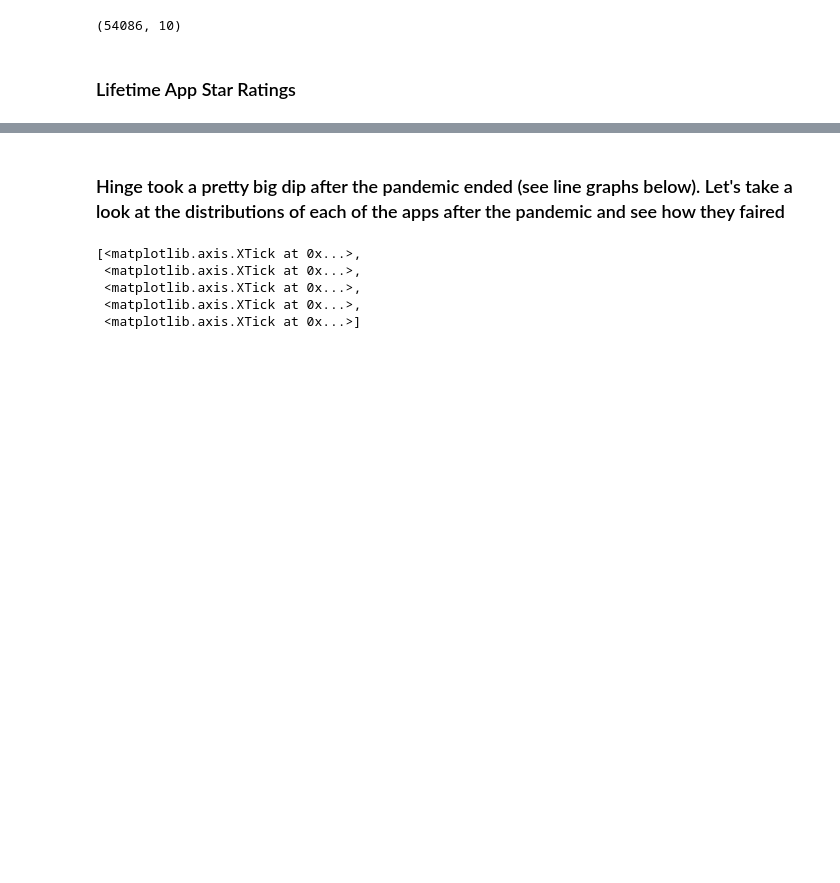
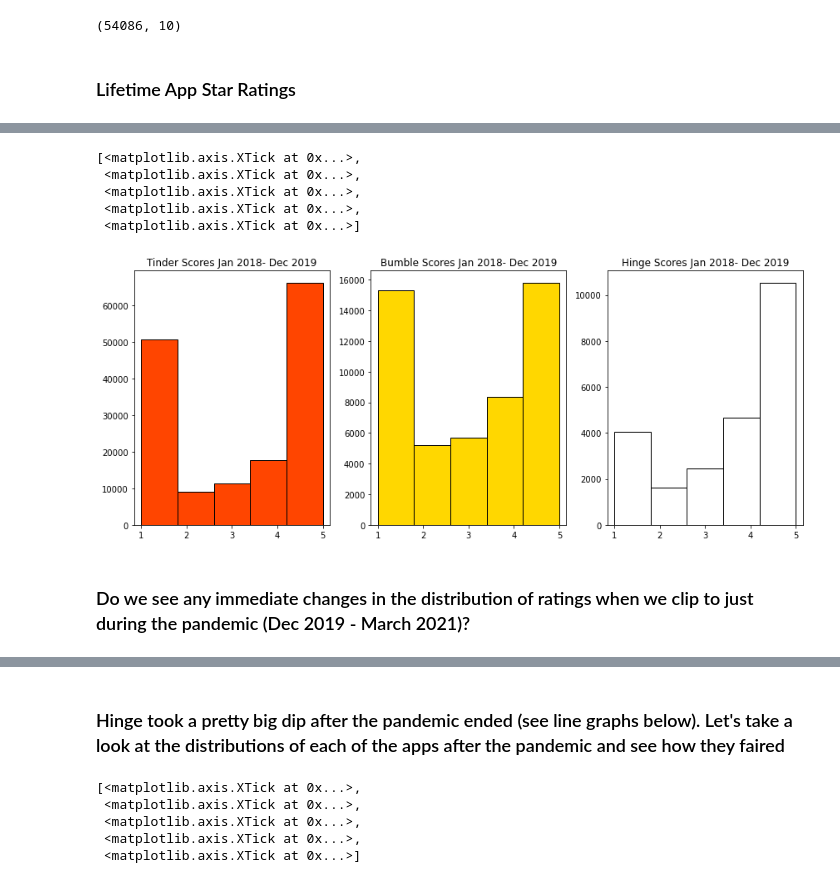
Before and after one commit to johnrh3/ACE_592_Dating_Sim, a Jupyter notebook: Trends/Trend_Analysis.ipynb, the cells around one changed output, grey strips where cells are left out. Drawn from its saved outputs; the diff is of its cells as text; code cells hidden in the pictures; blank space fills up the shorter version.

```diff
--- a/Trends/Trend_Analysis.ipynb
+++ b/Trends/Trend_Analysis.ipynb
@@ -112,0 +124,32 @@ axs[2].set_xticks([1,2,3,4,5])
+# %%
+#plots the apps ratings during the clipped Jan 2018 to
+fig, axs = plt.subplots(1, 3, tight_layout=True, sharey=False,
+                        figsize = (12,5))
+                       #title = 'Star Ratings for Tinder, Bumble, and Hinge')
+
+#ax.set_xlim(1,5)
+#ax.set_xticks([1,2,3,4,5])
+
+axs[0].hist(df_TPP['score'], bins = 5, color = "orangered", edgecolor = 'black')
+axs[0].title.set_text('Tinder Scores Jan 2018- Dec 2019')
+axs[0].set_xlim(0.85,5.15)
+axs[0].set_xticks([1,2,3,4,5])
+
+axs[1].hist(df_BPP['score'], bins = 5, color = 'gold', edgecolor = 'black')
+axs[1].title.set_text('Bumble Scores Jan 2018- Dec 2019')
+axs[1].set_xlim(0.85,5.15)
+axs[1].set_xticks([1,2,3,4,5])
+
+axs[2].hist(df_HPP['score'], bins = 5, color = 'white', edgecolor = 'black')
+axs[2].title.set_text('Hinge Scores Jan 2018- Dec 2019')
+axs[2].set_xlim(0.85,5.15)
+axs[2].set_xticks([1,2,3,4,5])
+# %% [output]
+[<matplotlib.axis.XTick at 0x...>,
+ <matplotlib.axis.XTick at 0x...>,
+ <matplotlib.axis.XTick at 0x...>,
+ <matplotlib.axis.XTick at 0x...>,
+ <matplotlib.axis.XTick at 0x...>]
+[figure, added]
+# %% [markdown]
+### Do we see any immediate changes in the distribution of ratings when we clip to just during the pandemic (Dec 2019 - March 2021)?
```
Also changed, not shown: parts of 18 cells of this notebook.
